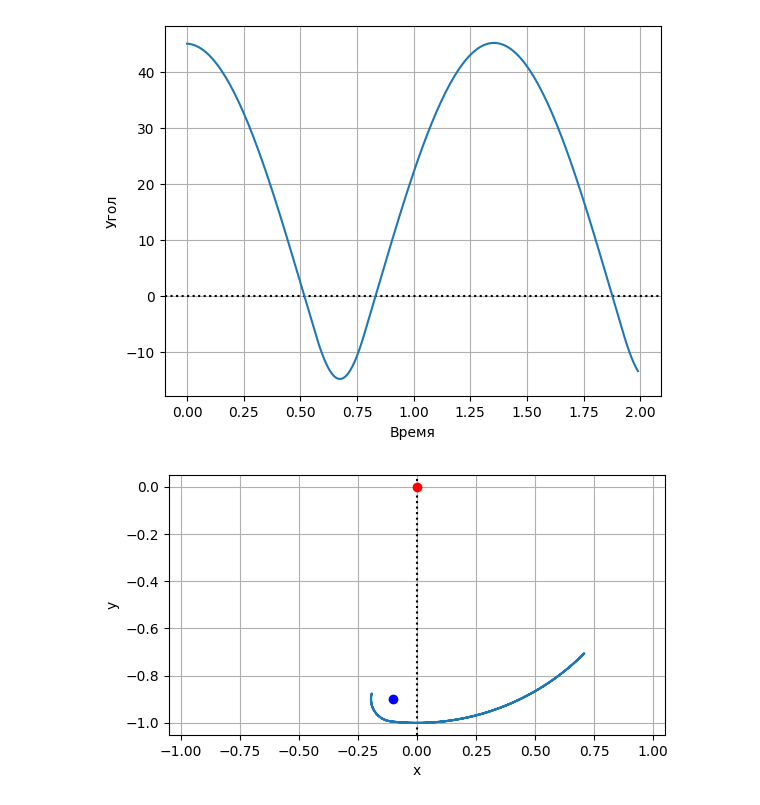
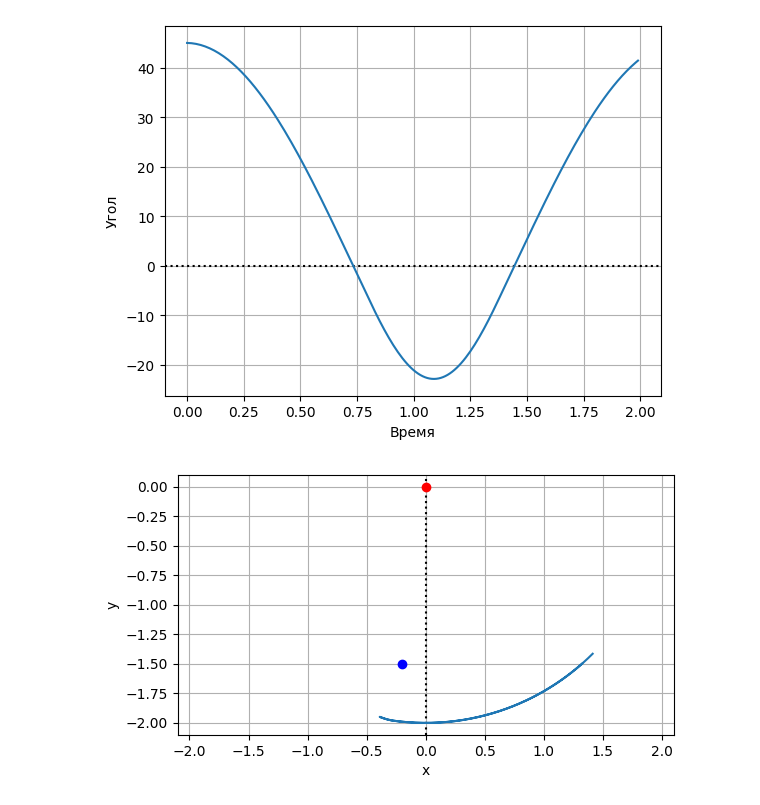
Before and after one commit to abgcw-dead/u-system-modeling, a Jupyter notebook: 9 Маятник/Pendulum.ipynb, the cells around one changed output. Cells and saved outputs as stored; diff of their text form; code cells hidden in the pictures.

```diff
--- a/9 Маятник/Pendulum.ipynb
+++ b/9 Маятник/Pendulum.ipynb
@@ -2,11 +2,11 @@
 import numpy as np
 import matplotlib.pyplot as plt
 # %%
-length = 1
+length = 2
 angle = 45
 
-nail_x = -0.1
-nail_y = -0.9
+nail_x = -0.2
+nail_y = -1.5
 
 g = 9.8
 
@@ -20,7 +20,8 @@ theta_d = 0
 t = 0
 length_nail = length - np.sqrt(nail_x**2 + nail_y**2)
 angle_nail = np.arctan(nail_x / abs(nail_y))
-theta_coef = length / length_nail
+is_nail = 0
+r = length
 
 theta_list = list()
 x_list = list()
@@ -30,40 +31,41 @@ t_list = [i * dt for i in range(int(t_limit / dt))]
 while t < t_limit:
     theta_list.append(theta)
 
-    if theta * coef < angle_nail * coef:
+    if is_nail and theta * coef < angle_nail * coef:  # вышли
         r = length
-        x_list.append(r * np.sin(theta))
-        y_list.append(-r * np.cos(theta))
-    else:
+        is_nail = 0
+
+    elif not is_nail and theta * coef >= angle_nail * coef:  # вошли
         r = length_nail
-        theta2 = theta - angle_nail
-        x_list.append(nail_x + r * np.sin(theta + theta2 * theta_coef))
-        y_list.append(nail_y - r * np.cos(theta + theta2 * theta_coef))
+        is_nail = 1
+
+    x_list.append(is_nail * nail_x + r * np.sin(theta))
+    y_list.append(is_nail * nail_y - r * np.cos(theta))
 
     theta_dd = -g * np.sin(theta) / r
     theta_d += theta_dd * dt
     theta += theta_d * dt
     t += dt
 
 theta_deg_list = np.rad2deg(np.array(theta_list))
 
 plt.axhline(y=0, color='black', linestyle=':')
 plt.plot(t_list, theta_deg_list)
 plt.xlabel('Время')
 plt.ylabel('Угол')
 plt.grid()
 plt.show()
 
 plt.axvline(x=0, color='black', linestyle=':')
 plt.plot(x_list, y_list)
 plt.plot([0], [0], color='red', marker='o')
 plt.plot([nail_x], [nail_y], color='blue', marker='o')
 plt.xlabel('x')
 plt.ylabel('y')
 plt.grid()
 plt.gca().set_aspect('equal')
 plt.xlim(-length * 1.05, length * 1.05)
 plt.show()
 # %% [output]
-[figure, old version]
+[figure, new version]
-[figure, old version]
+[figure, new version]
```
